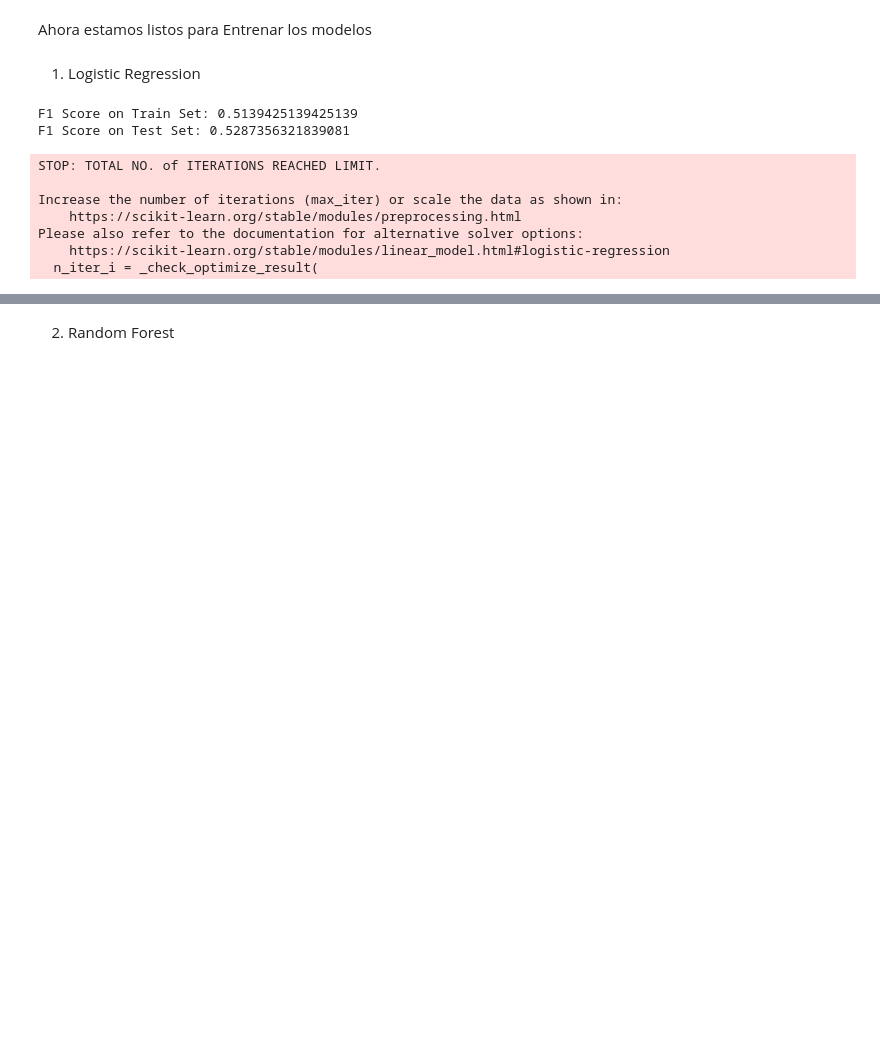
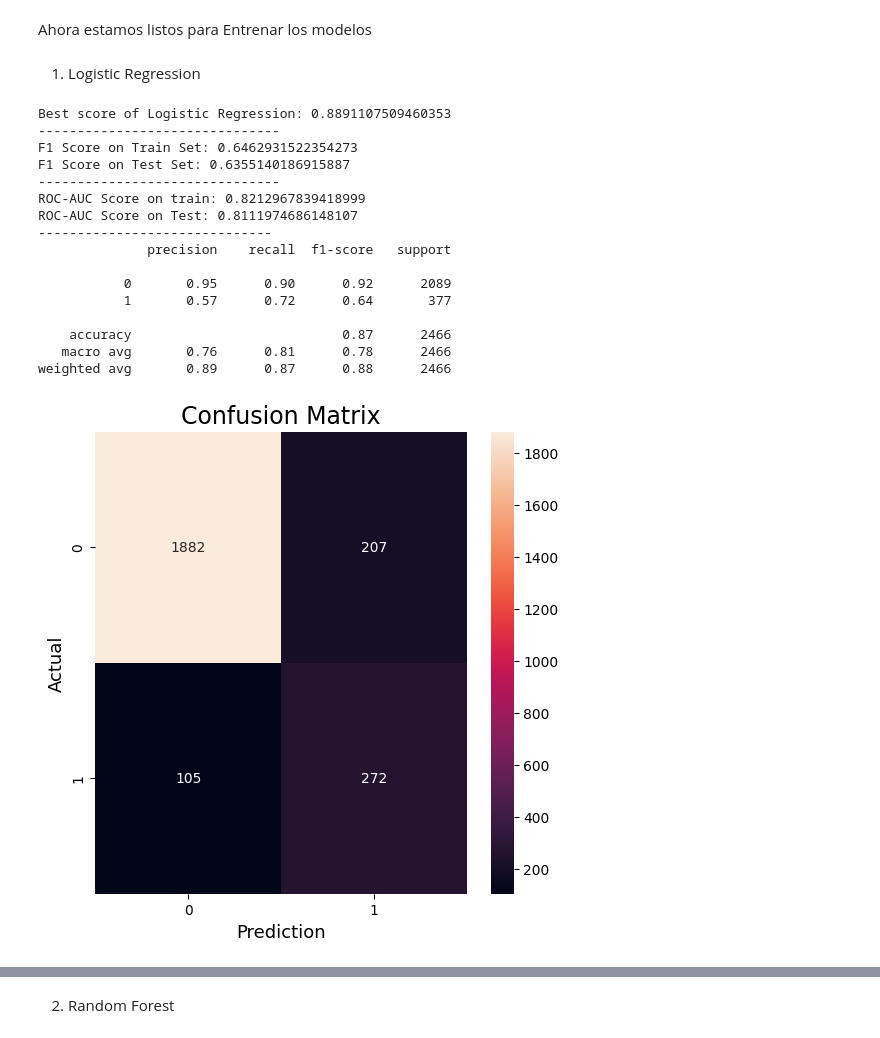
Before and after one commit to diegodvallejos/SanTec-Challenge, a Jupyter notebook: Santander Tecnología - Exámen Data science.ipynb, the cells around one changed output, grey strips where cells are left out. Saved outputs shown, nothing was run; the diff lists cells and outputs as text; code cells hidden in the pictures; blank space fills up the shorter version.

Commit message:
Avances sobre modelling

```diff
--- a/Santander Tecnología - Exámen Data science.ipynb
+++ b/Santander Tecnología - Exámen Data science.ipynb
@@ -704,0 +718,16 @@ import xgboost as xgb
+# %%
+categorical_columns = ['Month', 'VisitorType', 'Weekend', 'OperatingSystems', 'Browser', 'Region', 'TrafficType']
+
+
+df = frequency_encoding(categorical_columns=categorical_columns)
+
+#df = pd.get_dummies(df, columns=categorical_columns, drop_first=True) #drop_first=True para evitar la multicolinealidad
+
+le = LabelEncoder()
+df['Revenue'] = le.fit_transform(df['Revenue'])
+
+test_multicolinealidad = df.corr()
+if np.linalg.det(test_multicolinealidad) < 0.2:
+    print('Hay colinalidad, el resultado es:', np.linalg.det(test_multicolinealidad))
+else:
+    print('Todo bien')
@@ -705 +736,5 @@ import xgboost as xgb
+# %%
+#Como vimos en el EDA que habia variables muy correlacionadas, vamos a dropear una de ellas y quedarnos con la otra.
+
+df.drop(['ProductRelated_Duration','BounceRates'], axis=1, inplace=True)
 # %%
@@ -736,50 +764,72 @@ models = {'Logistic Regression': 0,
 # %%
 model = LogisticRegression()
 
-log_reg_grid_search = GridSearchCV(model, param_grid = {'class_weight' : ['balanced', None]}, cv = 5, scoring = 'roc_auc', n_jobs = -1)
+st_kfold = StratifiedKFold(n_splits=5, shuffle=True, random_state=42)
+
+log_reg_grid_search = GridSearchCV(model, param_grid = {'class_weight' : ['balanced', None]}, cv = st_kfold, scoring = 'roc_auc', n_jobs = -1)
 log_reg_grid_search.fit(X_train_scaled, y_train)
 
 best_log = log_reg_grid_search.best_estimator_
 model_instances.append(best_log)
 
 y_pred_train = best_log.predict(X_train_scaled)
 f1_train = f1_score(y_train, y_pred_train)
+
+print('Best score of Logistic Regression:', log_reg_grid_search.best_score_)
+
+print('-------------------------------')
 
 #F1
 print('F1 Score on Train Set:', f1_train)
 
 y_pred = best_log.predict(X_test_scaled)
 f1 = f1_score(y_test, y_pred)
 print('F1 Score on Test Set:', f1)
 
 print('-------------------------------')
 #ROC-AUC
 roc_auc_train = roc_auc_score(y_train, y_pred_train)
 roc_auc = roc_auc_score(y_test, y_pred)
 
 print('ROC-AUC Score on train:', roc_auc_train)
 print('ROC-AUC Score on Test:', roc_auc)
 
 models['Logistic Regression'] = roc_auc
 
 
 roc_aucs.append(roc_auc_score(y_test, y_pred))
 f1s.append(f1_score(y_test, y_pred))
 
 print('------------------------------')
 
 print(classification_report(y_test, y_pred))
-print(confusion_matrix(y_test, y_pred))
+sns.heatmap(confusion_matrix(y_test, y_pred),
+              annot=True,
+              fmt='g',
+              xticklabels=['0', '1'],
+              yticklabels=['0', '1'])
+plt.ylabel('Actual', fontsize=13)
+plt.xlabel('Prediction', fontsize=13)
+plt.title('Confusion Matrix', fontsize=17)
+plt.show()
 # %% [output]
-F1 Score on Train Set: 0.5139425139425139
-F1 Score on Test Set: 0.5287356321839081
+Best score of Logistic Regression: 0.8891107509460353
+-------------------------------
+F1 Score on Train Set: 0.6462931522354273
+F1 Score on Test Set: 0.6355140186915887
+-------------------------------
+ROC-AUC Score on train: 0.8212967839418999
+ROC-AUC Score on Test: 0.8111974686148107
+------------------------------
+              precision    recall  f1-score   support
+
+           0       0.95      0.90      0.92      2089
+           1       0.57      0.72      0.64       377
+
+    accuracy                           0.87      2466
+   macro avg       0.76      0.81      0.78      2466
+weighted avg       0.89      0.87      0.88      2466
-STOP: TOTAL NO. of ITERATIONS REACHED LIMIT.
-
-Increase the number of iterations (max_iter) or scale the data as shown in:
-    https://scikit-learn.org/stable/modules/preprocessing.html
-Please also refer to the documentation for alternative solver options:
-    https://scikit-learn.org/stable/modules/linear_model.html#logistic-regression
-  n_iter_i = _check_optimize_result(
+[figure, added]
 # %%
 fpr, tpr, thresholds = roc_curve(y_test, y_pred)
 roc_auc = auc(fpr, tpr)
```
Also changed, not shown: parts of 14 cells of this notebook.
